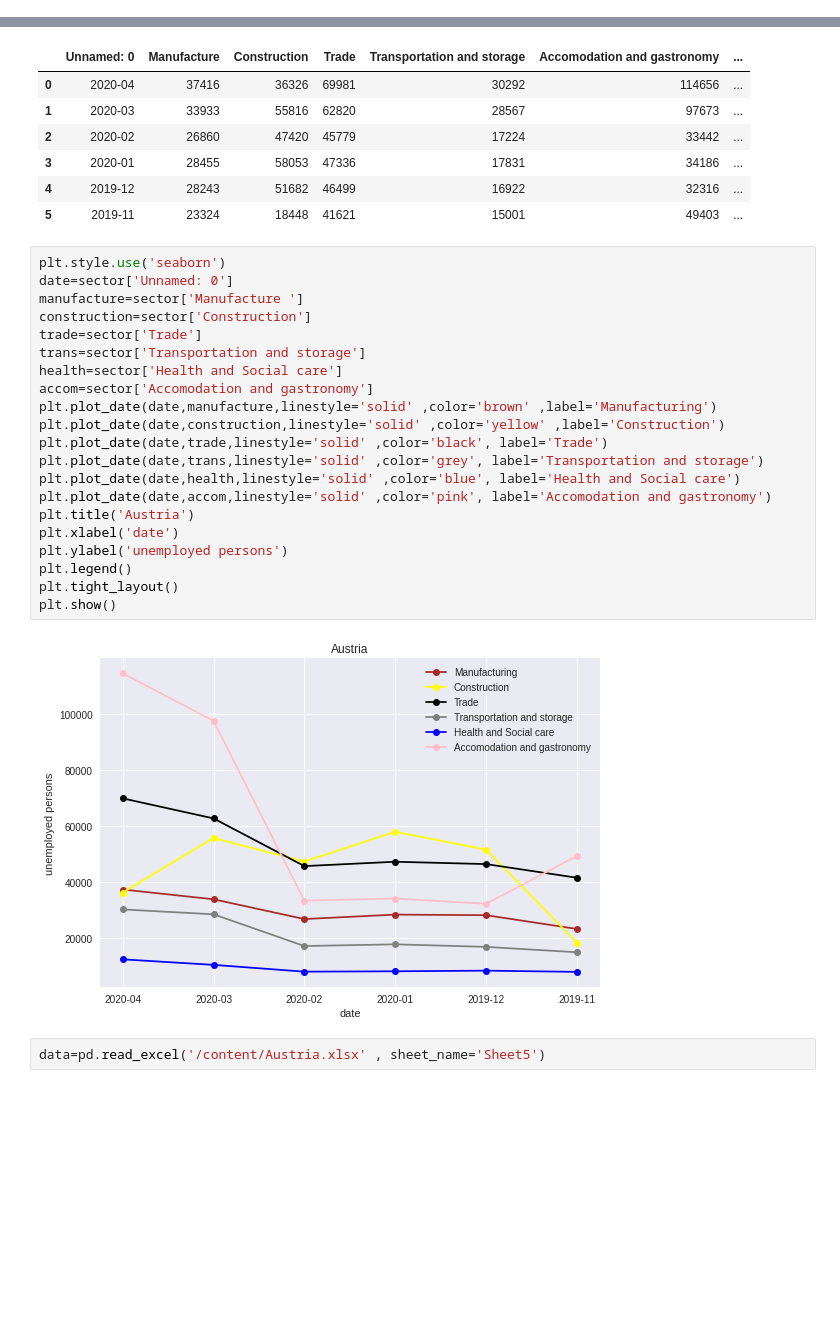
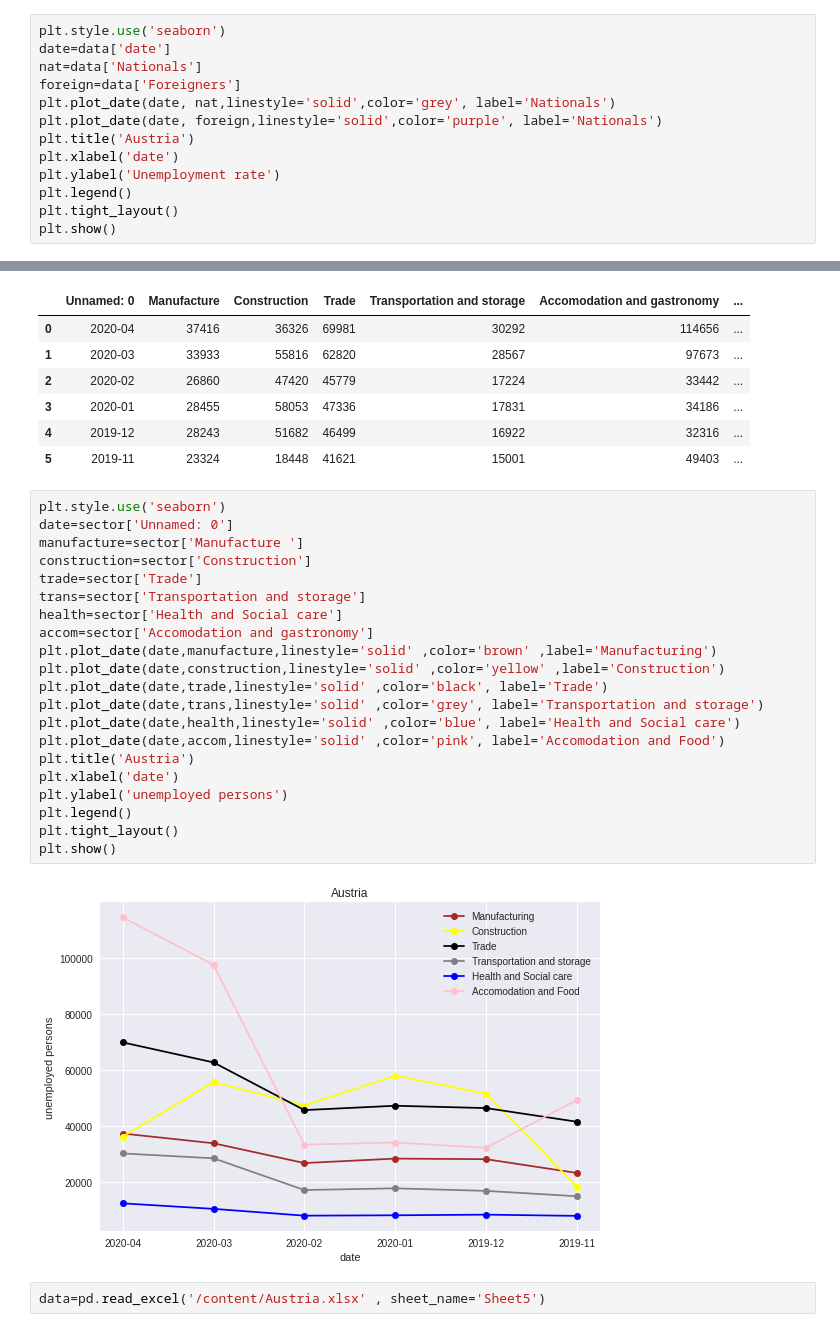
Before and after one commit to Gail529/Machine-Learning-, a Jupyter notebook: Austria.ipynb, the cells around one changed output, grey strips where cells are left out. Drawn from its saved outputs; the diff is of its cells as text; blank space fills up the shorter version.

```diff
--- a/Austria.ipynb
+++ b/Austria.ipynb
@@ -34,3 +34,16 @@ Data columns (total 21 columns):
  20  People with other health limitations  0 non-null      float64
 dtypes: float64(9), int64(11), object(1)
 memory usage: 1.1+ KB
+# %%
+plt.style.use('seaborn')
+date=data['date']
+nat=data['Nationals']
+foreign=data['Foreigners']
+plt.plot_date(date, nat,linestyle='solid',color='grey', label='Nationals')
+plt.plot_date(date, foreign,linestyle='solid',color='purple', label='Nationals')
+plt.title('Austria')
+plt.xlabel('date')
+plt.ylabel('Unemployment rate')
+plt.legend()
+plt.tight_layout()
+plt.show()
@@ -125,26 +141,26 @@ sector.rename(columns={"Manufacture	":"manuf"})
 # %%
 plt.style.use('seaborn')
 date=sector['Unnamed: 0']
 manufacture=sector['Manufacture ']
 construction=sector['Construction']
 trade=sector['Trade']
 trans=sector['Transportation and storage']
 health=sector['Health and Social care']
 accom=sector['Accomodation and gastronomy']
 plt.plot_date(date,manufacture,linestyle='solid' ,color='brown' ,label='Manufacturing')
 plt.plot_date(date,construction,linestyle='solid' ,color='yellow' ,label='Construction')
 plt.plot_date(date,trade,linestyle='solid' ,color='black', label='Trade')
 plt.plot_date(date,trans,linestyle='solid' ,color='grey', label='Transportation and storage')
 plt.plot_date(date,health,linestyle='solid' ,color='blue', label='Health and Social care')
-plt.plot_date(date,accom,linestyle='solid' ,color='pink', label='Accomodation and gastronomy')
+plt.plot_date(date,accom,linestyle='solid' ,color='pink', label='Accomodation and Food')
 plt.title('Austria')
 plt.xlabel('date')
 plt.ylabel('unemployed persons')
 plt.legend()
 plt.tight_layout()
 plt.show()
 # %% [output]
-[figure, old version]
+[figure, new version]
 # %%
 data=pd.read_excel('/content/Austria.xlsx' , sheet_name='Sheet5')
 # %%
```
Also changed, not shown: parts of 4 cells of this notebook.
